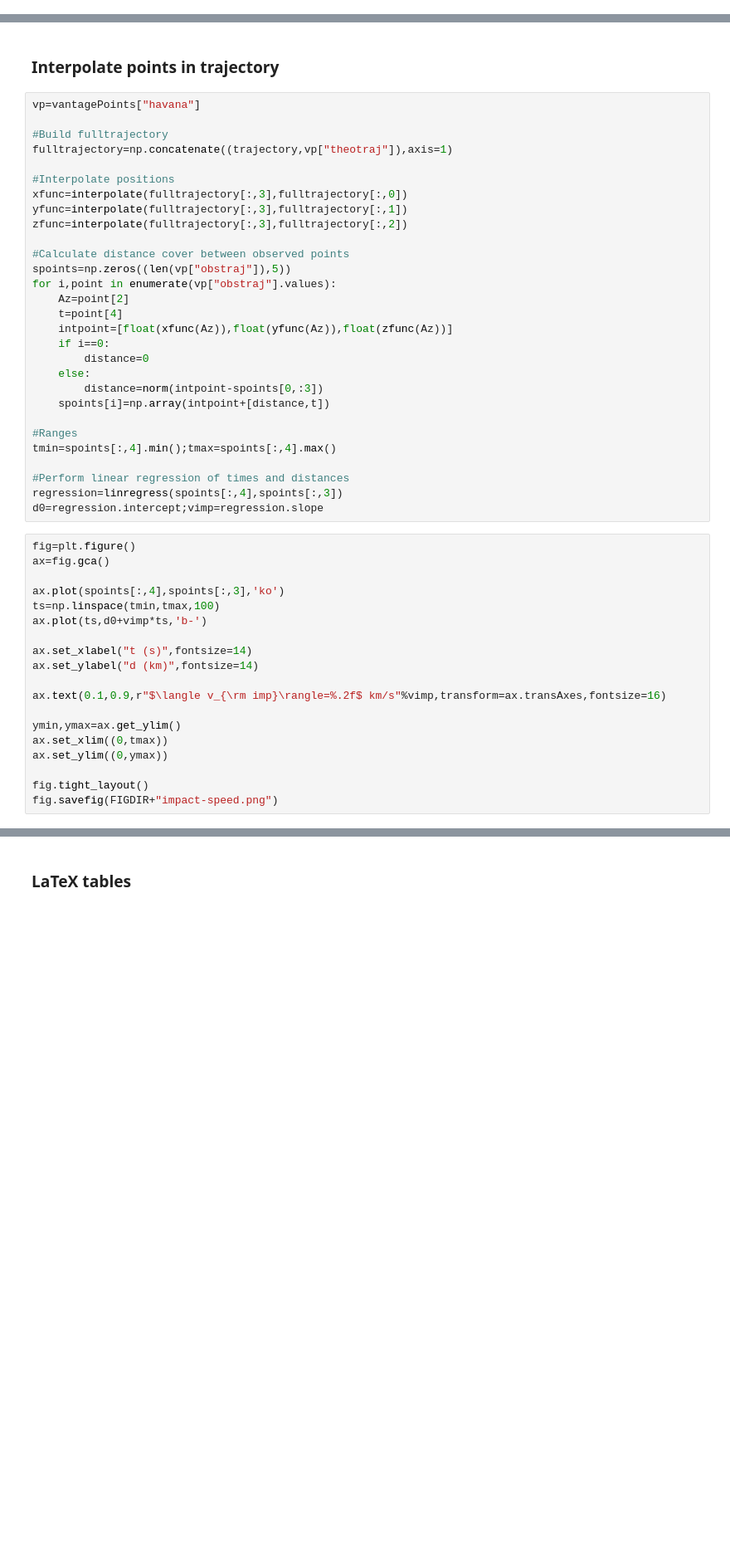
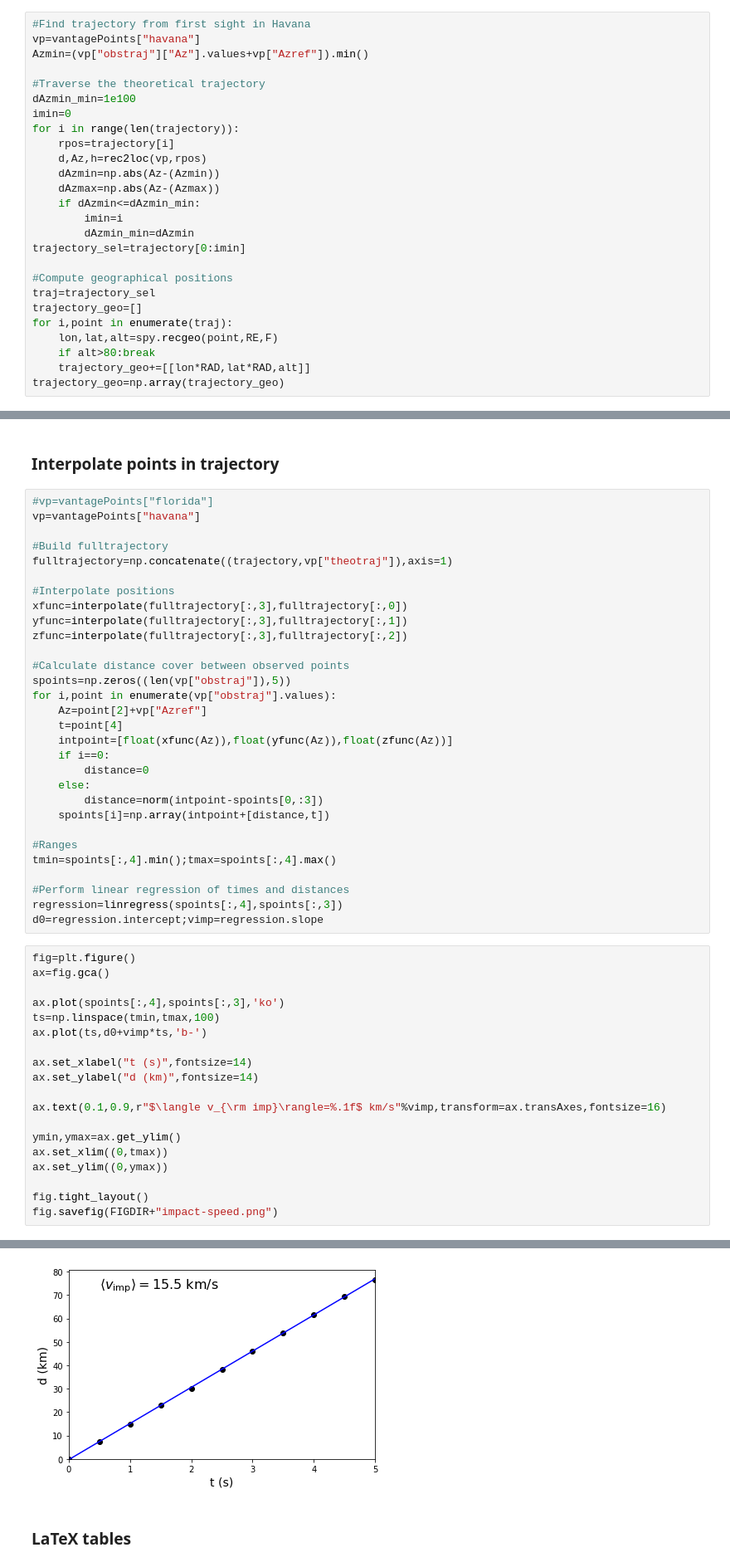
Before and after one commit to seap-udea/MeteorTrajectories, a Jupyter notebook: MeteorTrajectories-Trajectory.ipynb, the cells around one changed output, grey strips where cells are left out. Shown: that part at 83% size. Saved outputs shown, nothing was run; the diff lists cells and outputs as text; blank space fills up the shorter version.

```diff
--- a/MeteorTrajectories-Trajectory.ipynb
+++ b/MeteorTrajectories-Trajectory.ipynb
@@ -314,0 +421,26 @@ vp=vantagePoints["pinar"]
+# %%
+#Find trajectory from first sight in Havana
+vp=vantagePoints["havana"]
+Azmin=(vp["obstraj"]["Az"].values+vp["Azref"]).min()
+
+#Traverse the theoretical trajectory
+dAzmin_min=1e100
+imin=0
+for i in range(len(trajectory)):
+    rpos=trajectory[i]
+    d,Az,h=rec2loc(vp,rpos)
+    dAzmin=np.abs(Az-(Azmin))
+    dAzmax=np.abs(Az-(Azmax))
+    if dAzmin<=dAzmin_min:
+        imin=i
+        dAzmin_min=dAzmin
+trajectory_sel=trajectory[0:imin]
+
+#Compute geographical positions
+traj=trajectory_sel
+trajectory_geo=[]
+for i,point in enumerate(traj):
+    lon,lat,alt=spy.recgeo(point,RE,F)
+    if alt>80:break
+    trajectory_geo+=[[lon*RAD,lat*RAD,alt]]
+trajectory_geo=np.array(trajectory_geo)
@@ -491,6 +566,7 @@ trajectory_sel=trajectory[imax:imin]
 # %% [markdown]
 ### Interpolate points in trajectory
 # %%
+#vp=vantagePoints["florida"]
 vp=vantagePoints["havana"]
 
 #Build fulltrajectory
@@ -504,7 +580,7 @@ zfunc=interpolate(fulltrajectory[:,3],fulltrajectory[:,2])
 #Calculate distance cover between observed points
 spoints=np.zeros((len(vp["obstraj"]),5))
 for i,point in enumerate(vp["obstraj"].values):
-    Az=point[2]
+    Az=point[2]+vp["Azref"]
     t=point[4]
     intpoint=[float(xfunc(Az)),float(yfunc(Az)),float(zfunc(Az))]
     if i==0:
@@ -530,7 +606,7 @@ ax.plot(ts,d0+vimp*ts,'b-')
 ax.set_xlabel("t (s)",fontsize=14)
 ax.set_ylabel("d (km)",fontsize=14)
 
-ax.text(0.1,0.9,r"$\langle v_{\rm imp}\rangle=%.2f$ km/s"%vimp,transform=ax.transAxes,fontsize=16)
+ax.text(0.1,0.9,r"$\langle v_{\rm imp}\rangle=%.1f$ km/s"%vimp,transform=ax.transAxes,fontsize=16)
 
 ymin,ymax=ax.get_ylim()
 ax.set_xlim((0,tmax))
@@ -544,3 +618,4 @@ fig.savefig(FIGDIR+"impact-speed.png")
+[figure, added]
 # %% [markdown]
 ### LaTeX tables
 # %%
```
Also changed, not shown: parts of 41 cells of this notebook, 42 other files.
